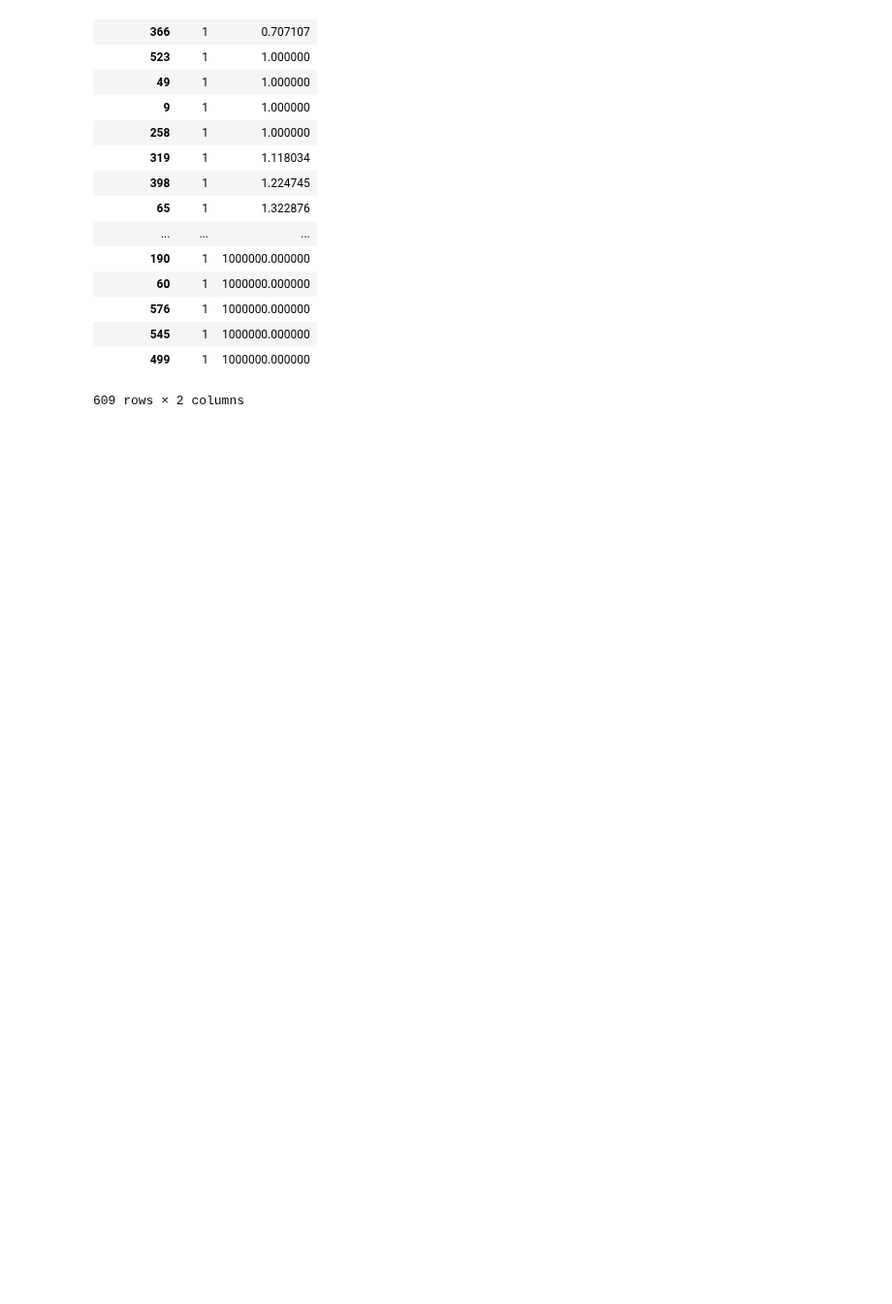
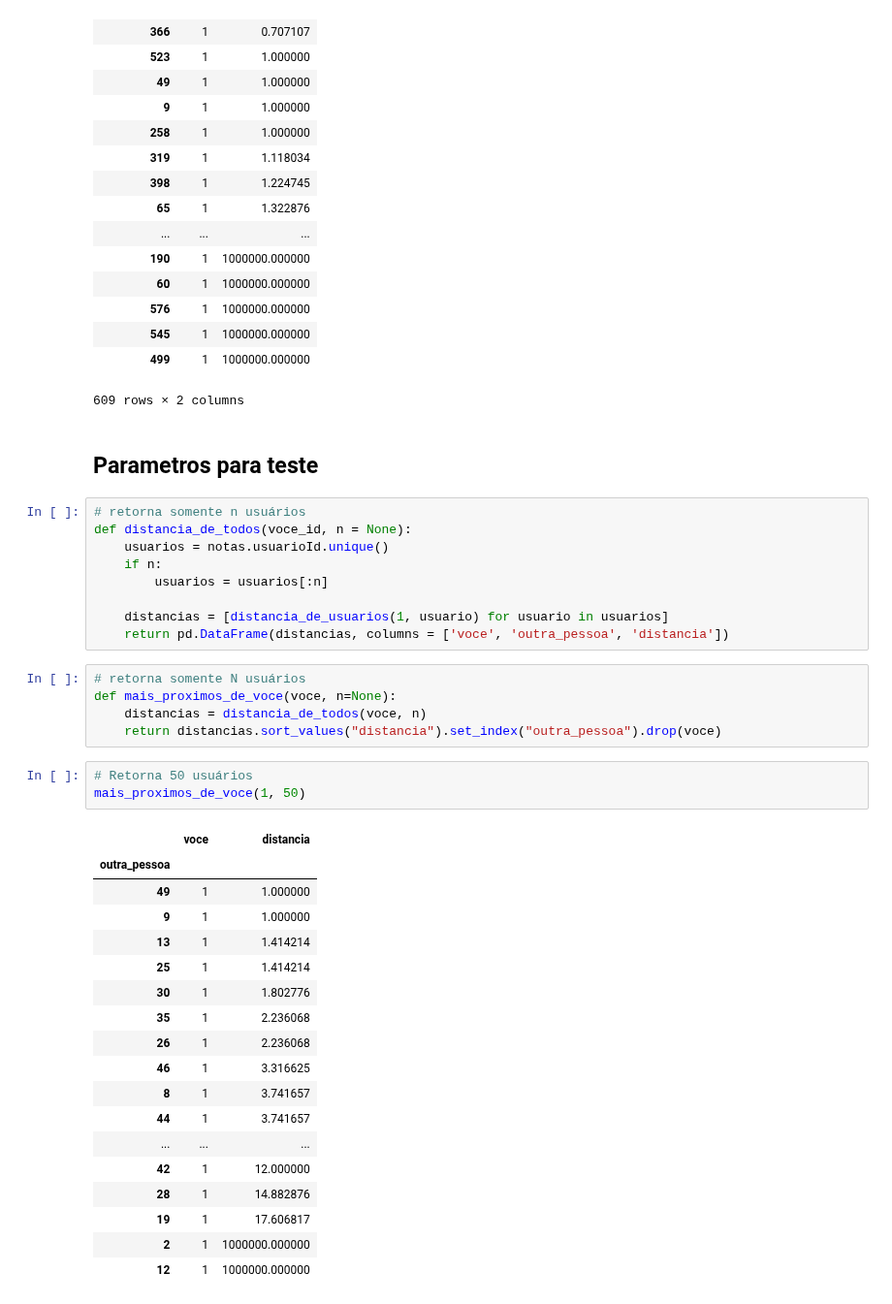
Before and after one commit to lsandrade/alura-ml, a Jupyter notebook: Recomendação filmes 2.ipynb, the cells around one changed output. Shown at 97% size. Saved outputs shown, nothing was run; the diff lists cells and outputs as text; blank space fills up the shorter version.

Commit message:
Gerando recomendações com base em um usuário

```diff
--- a/Recomendação filmes 2.ipynb
+++ b/Recomendação filmes 2.ipynb
@@ -276,3 +276,41 @@ mais_proximos_de_voce(1)
 | 545 | 1 | 1000000.000000 |
 | 499 | 1 | 1000000.000000 |
 609 rows × 2 columns
+# %% [markdown]
+## Parametros para teste
+# %%
+# retorna somente n usuários
+def distancia_de_todos(voce_id, n = None):
+    usuarios = notas.usuarioId.unique()
+    if n:
+        usuarios = usuarios[:n]
+
+    distancias = [distancia_de_usuarios(1, usuario) for usuario in usuarios]
+    return pd.DataFrame(distancias, columns = ['voce', 'outra_pessoa', 'distancia'])
+# %%
+# retorna somente N usuários
+def mais_proximos_de_voce(voce, n=None):
+    distancias = distancia_de_todos(voce, n)
+    return distancias.sort_values("distancia").set_index("outra_pessoa").drop(voce)
+# %%
+# Retorna 50 usuários
+mais_proximos_de_voce(1, 50)
+# %% [output]
+|  | voce | distancia |
+| outra_pessoa |  |  |
+| 49 | 1 | 1.000000 |
+| 9 | 1 | 1.000000 |
+| 13 | 1 | 1.414214 |
+| 25 | 1 | 1.414214 |
+| 30 | 1 | 1.802776 |
+| 35 | 1 | 2.236068 |
+| 26 | 1 | 2.236068 |
+| 46 | 1 | 3.316625 |
+| 8 | 1 | 3.741657 |
+| 44 | 1 | 3.741657 |
+| ... | ... | ... |
+| 42 | 1 | 12.000000 |
+| 28 | 1 | 14.882876 |
+| 19 | 1 | 17.606817 |
+| 2 | 1 | 1000000.000000 |
+| 12 | 1 | 1000000.000000 |
```
Also changed, not shown: parts of 5 cells of this notebook.
